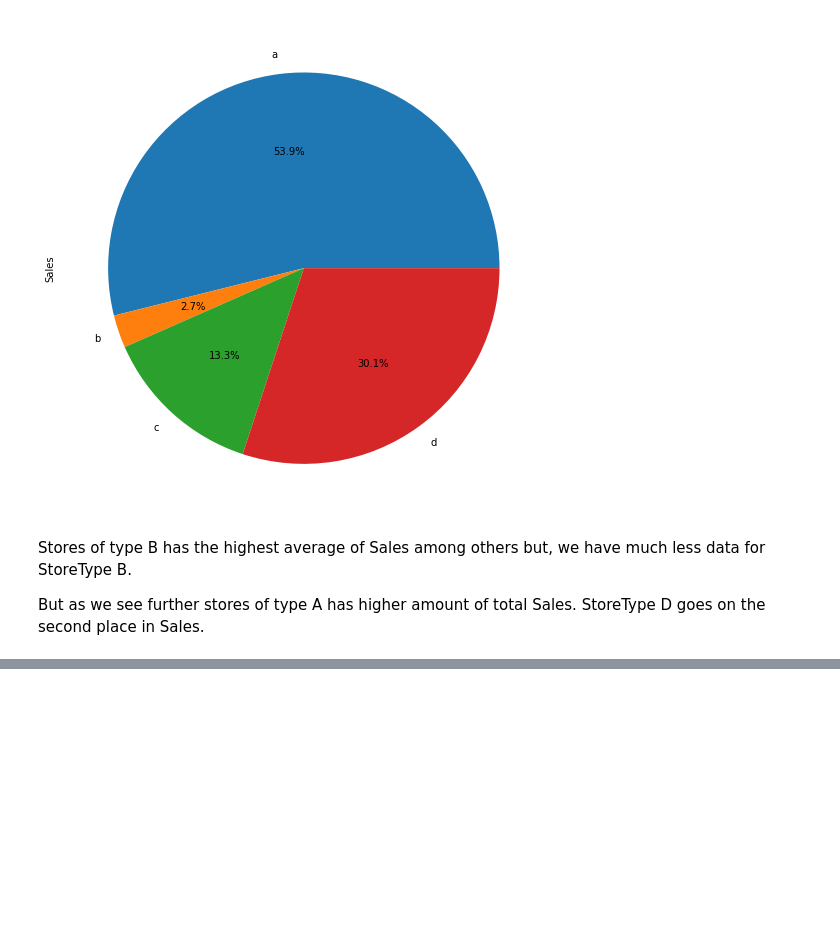
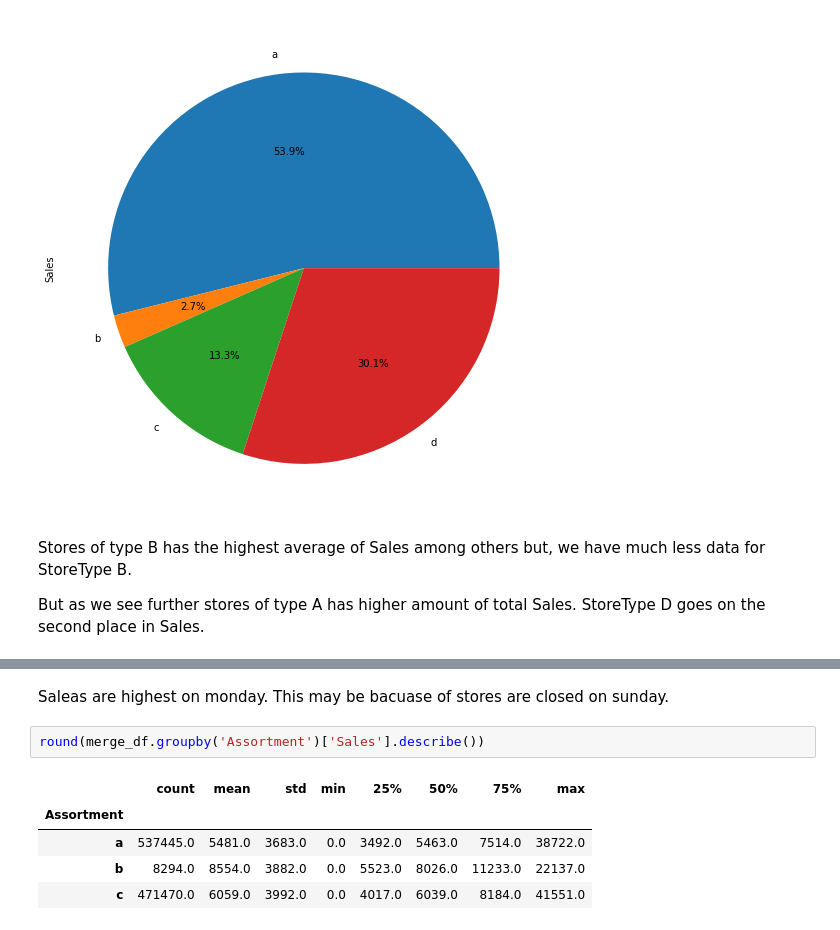
Before and after one commit to omkar-rayala/Rossmann-Stores-Sales-Prediction, a Jupyter notebook: Rossmann_Sales_Prediction_Capstone_Project.ipynb, the cells around one changed output, grey strips where cells are left out. Saved outputs shown, nothing was run; the diff lists cells and outputs as text; blank space fills up the shorter version.

```diff
--- a/Rossmann_Sales_Prediction_Capstone_Project.ipynb
+++ b/Rossmann_Sales_Prediction_Capstone_Project.ipynb
@@ -289,0 +297,10 @@ But as we see further stores of type A has higher amount of total Sales. StoreTy
+# %% [markdown]
+Saleas are highest on monday. This may be bacuase of stores are closed on sunday.
+# %%
+round(merge_df.groupby('Assortment')['Sales'].describe())
+# %% [output]
+|  | count | mean | std | min | 25% | 50% | 75% | max |
+| Assortment |  |  |  |  |  |  |  |  |
+| a | 537445.0 | 5481.0 | 3683.0 | 0.0 | 3492.0 | 5463.0 | 7514.0 | 38722.0 |
+| b | 8294.0 | 8554.0 | 3882.0 | 0.0 | 5523.0 | 8026.0 | 11233.0 | 22137.0 |
+| c | 471470.0 | 6059.0 | 3992.0 | 0.0 | 4017.0 | 6039.0 | 8184.0 | 41551.0 |
```
Also changed, not shown: parts of 10 cells of this notebook.
